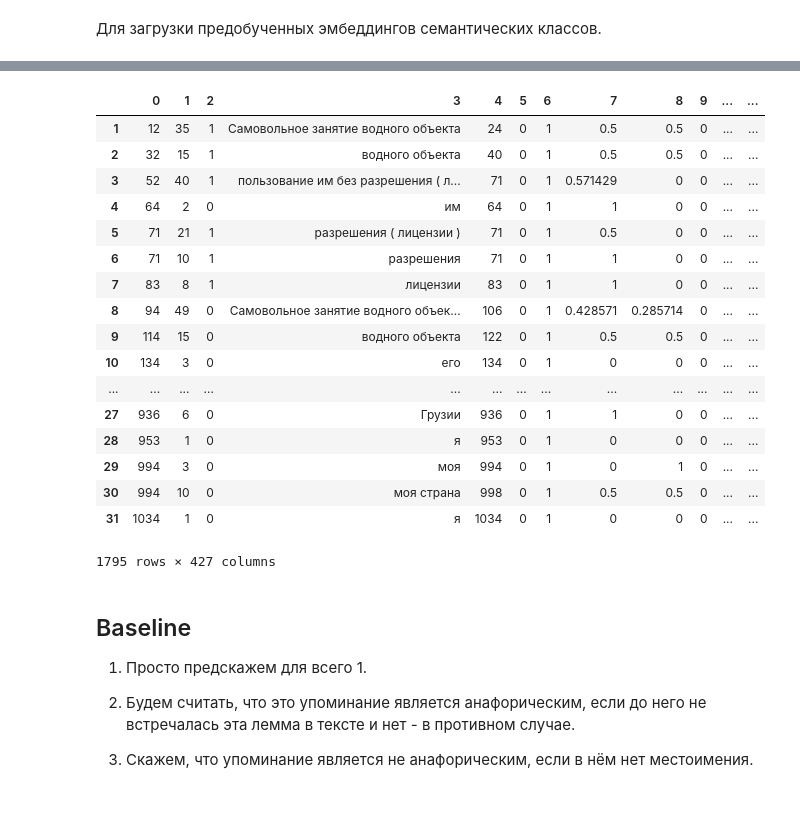
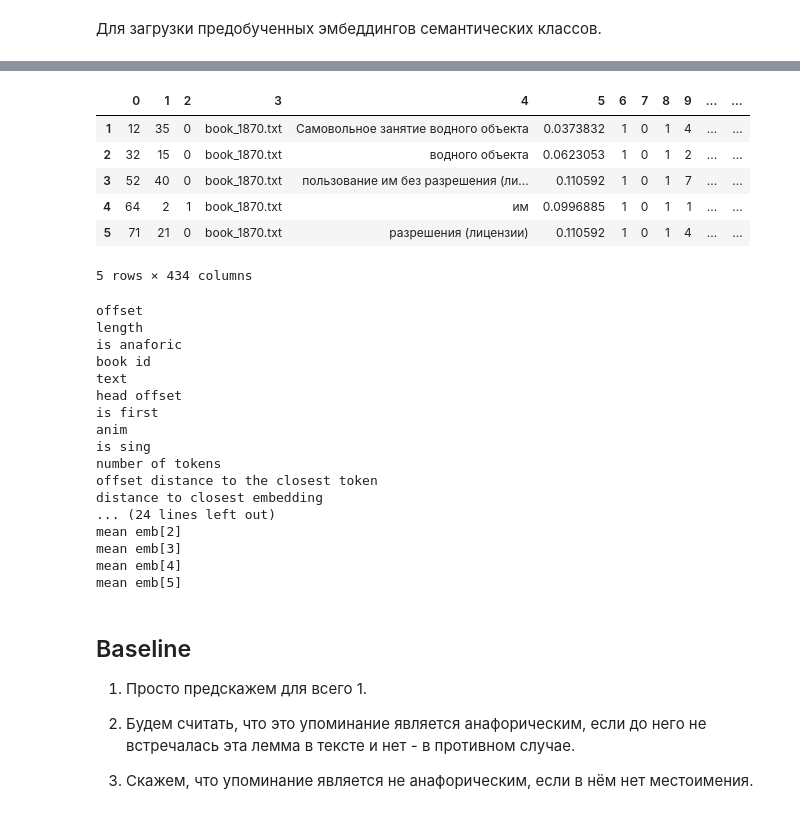
Before and after one commit to DariaZvereva/Coreference-Resolution, a Jupyter notebook: diploma.ipynb, the cells around one changed output, grey strips where cells are left out. Cells and saved outputs as stored; diff of their text form; code cells hidden in the pictures.

```diff
--- a/diploma.ipynb
+++ b/diploma.ipynb
@@ -91,6 +95,11 @@ path_mentions = "SampleCorpus_new" + os.sep + "Mentions"
 path_chains = "SampleCorpus_new" + os.sep + "Chains"
 path_morph = "SampleCorpus_new" + os.sep + "Morph"
 path_sem_synt = "SampleCorpus_new" + os.sep + "Sem_synt"
+path_texts = "SampleCorpus_new" + os.sep + "Texts"
+
+def invert_dict(d):
+    return dict([ (v, k) for k, v in d.items( ) ])
+
 
 post_ = {
     "NOUN": 0, #имя существительноe
@@ -113,6 +122,7 @@ post_ = {
     "PNCT": 17, #знак препинания
     "ROMN": 18  #римские цифры
 }
+post_invert = invert_dict(post_)
 
 anim_ = {
     "anim": 1, #одушевлённое
@@ -382,10 +489,10 @@ set_2
 # %%
-#index = ["offset", "length", "isAnaph", "text", "tokensNum", "meanEmb", "minEmb", "isFirst", "anim", "post"]
+%%time
 #reading
 files = os.listdir(path_mentions)
-dataset = pd.DataFrame(merge_all_information(files[0])).T
+dataset = pd.DataFrame(merge_all_information(files[0], add_text=True)).T
 for item in tqdm(files[1:]):
     #print(item)
-    data = pd.DataFrame(merge_all_information(item)).T
+    data = pd.DataFrame(merge_all_information(item, add_text=True)).T
     dataset = dataset.append(data)
     #print(len(dataset))
@@ -412,24 +502,34 @@ Features = {
 # %%
-dataset
+dataset.head()
 # %% [output]
 |  | 0 | 1 | 2 | 3 | 4 | 5 | 6 | 7 | 8 | 9 | ... | ... |
-| 1 | 12 | 35 | 1 | Самовольное занятие водного объекта | 24 | 0 | 1 | 0.5 | 0.5 | 0 | ... | ... |
-| 2 | 32 | 15 | 1 | водного объекта | 40 | 0 | 1 | 0.5 | 0.5 | 0 | ... | ... |
-| 3 | 52 | 40 | 1 | пользование им без разрешения ( л... | 71 | 0 | 1 | 0.571429 | 0 | 0 | ... | ... |
-| 4 | 64 | 2 | 0 | им | 64 | 0 | 1 | 1 | 0 | 0 | ... | ... |
-| 5 | 71 | 21 | 1 | разрешения ( лицензии ) | 71 | 0 | 1 | 0.5 | 0 | 0 | ... | ... |
-| 6 | 71 | 10 | 1 | разрешения | 71 | 0 | 1 | 1 | 0 | 0 | ... | ... |
-| 7 | 83 | 8 | 1 | лицензии | 83 | 0 | 1 | 1 | 0 | 0 | ... | ... |
-| 8 | 94 | 49 | 0 | Самовольное занятие водного объек... | 106 | 0 | 1 | 0.428571 | 0.285714 | 0 | ... | ... |
-| 9 | 114 | 15 | 0 | водного объекта | 122 | 0 | 1 | 0.5 | 0.5 | 0 | ... | ... |
-| 10 | 134 | 3 | 0 | его | 134 | 0 | 1 | 0 | 0 | 0 | ... | ... |
-| ... | ... | ... | ... | ... | ... | ... | ... | ... | ... | ... | ... | ... |
-| 27 | 936 | 6 | 0 | Грузии | 936 | 0 | 1 | 1 | 0 | 0 | ... | ... |
-| 28 | 953 | 1 | 0 | я | 953 | 0 | 1 | 0 | 0 | 0 | ... | ... |
-| 29 | 994 | 3 | 0 | моя | 994 | 0 | 1 | 0 | 1 | 0 | ... | ... |
-| 30 | 994 | 10 | 0 | моя страна | 998 | 0 | 1 | 0.5 | 0.5 | 0 | ... | ... |
-| 31 | 1034 | 1 | 0 | я | 1034 | 0 | 1 | 0 | 0 | 0 | ... | ... |
+| 1 | 12 | 35 | 0 | book_1870.txt | Самовольное занятие водного объекта | 0.0373832 | 1 | 0 | 1 | 4 | ... | ... |
+| 2 | 32 | 15 | 0 | book_1870.txt | водного объекта | 0.0623053 | 1 | 0 | 1 | 2 | ... | ... |
+| 3 | 52 | 40 | 0 | book_1870.txt | пользование им без разрешения (ли... | 0.110592 | 1 | 0 | 1 | 7 | ... | ... |
+| 4 | 64 | 2 | 1 | book_1870.txt | им | 0.0996885 | 1 | 0 | 1 | 1 | ... | ... |
+| 5 | 71 | 21 | 0 | book_1870.txt | разрешения (лицензии) | 0.110592 | 1 | 0 | 1 | 4 | ... | ... |
-1795 rows × 427 columns
+5 rows × 434 columns
+# %%
+feature_name = merge_all_information(files[0], add_text=True, get_features=True, get_data=False)
+print("\n".join(feature_name[:40]))
+# %% [output]
+offset
+length
+is anaforic
+book id
+text
+head offset
+is first
+anim
+is sing
+number of tokens
+offset distance to the closest token
+distance to closest embedding
+... (24 lines left out)
+mean emb[2]
+mean emb[3]
+mean emb[4]
+mean emb[5]
 # %% [markdown]
 ## Baseline
 
```
Also changed, not shown: parts of 55 cells of this notebook.
